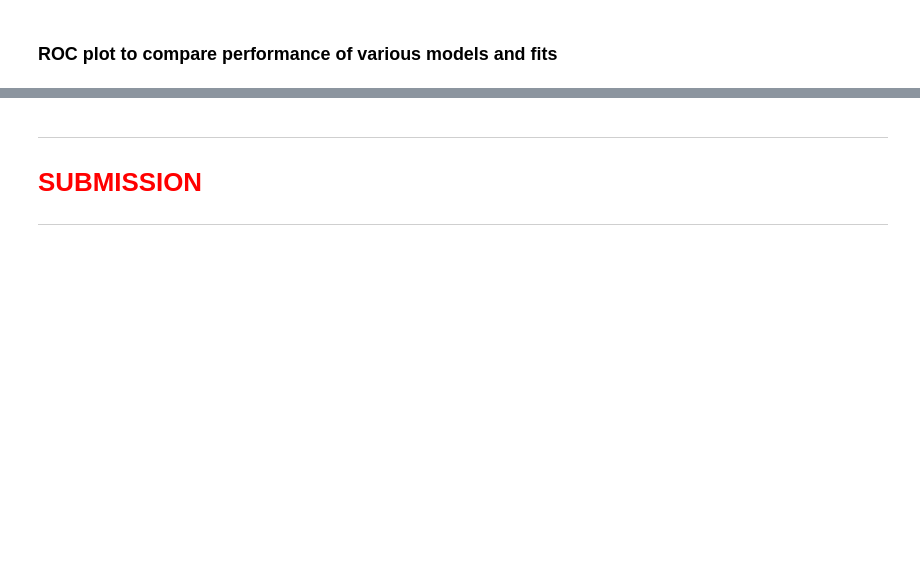
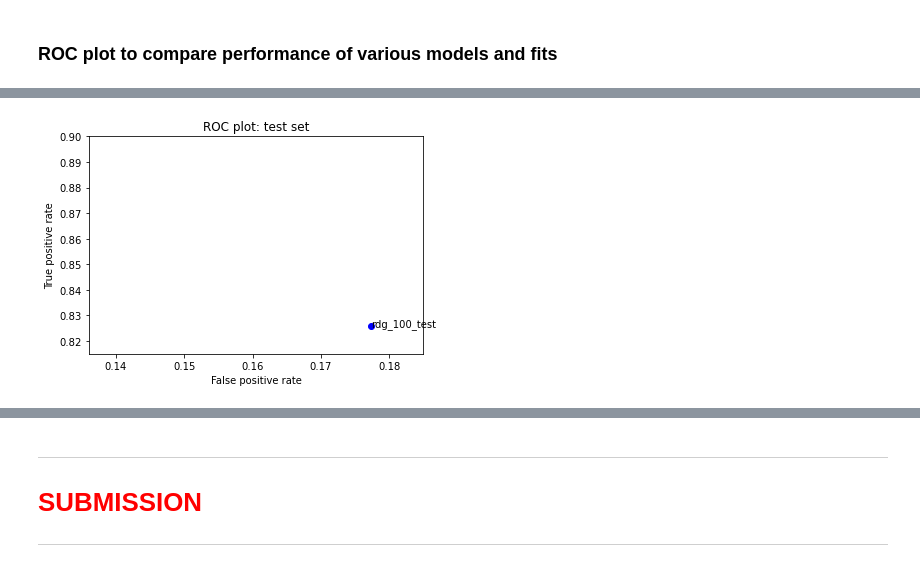
Before and after one commit to Yeunjae/Machine-Learning-, a Jupyter notebook: moviereviews_first_full_iteration.ipynb, the cells around one changed output, grey strips where cells are left out. Saved outputs shown, nothing was run; the diff lists cells and outputs as text; code cells hidden in the pictures; blank space fills up the shorter version.

```diff
--- a/moviereviews_first_full_iteration.ipynb
+++ b/moviereviews_first_full_iteration.ipynb
@@ -377,0 +447,4 @@ print(rdg_performance_test.performance_measures)
+# %%
+rdg_100_performance_test = BinaryClassificationPerformance(rdg_100.predict(X_test), y_test, 'rdg_100_test')
+rdg_100_performance_test.compute_measures()
+print(rdg_100_performance_test.performance_measures)
@@ -402,0 +523,15 @@ plt.show()
+# %%
+fits = [rdg_100_performance_test]
+
+for fit in fits:
+    plt.plot(fit.performance_measures['FP'] / fit.performance_measures['Neg'],
+             fit.performance_measures['TP'] / fit.performance_measures['Pos'], 'bo')
+    plt.text(fit.performance_measures['FP'] / fit.performance_measures['Neg'],
+             fit.performance_measures['TP'] / fit.performance_measures['Pos'], fit.desc)
+plt.axis([0.136, 0.185, 0.815, 0.9])
+plt.title('ROC plot: test set')
+plt.xlabel('False positive rate')
+plt.ylabel('True positive rate')
+plt.show()
+# %% [output]
+[figure, added]
```
Also changed, not shown: parts of 36 cells of this notebook.
